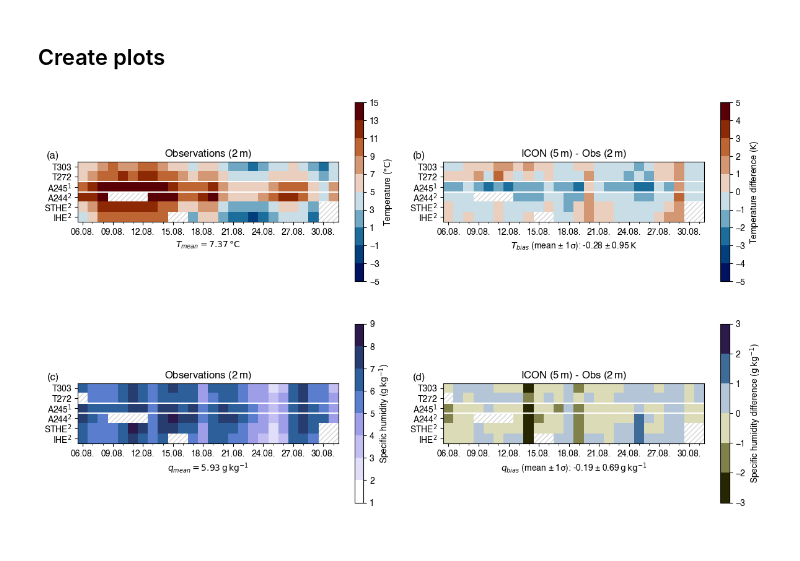
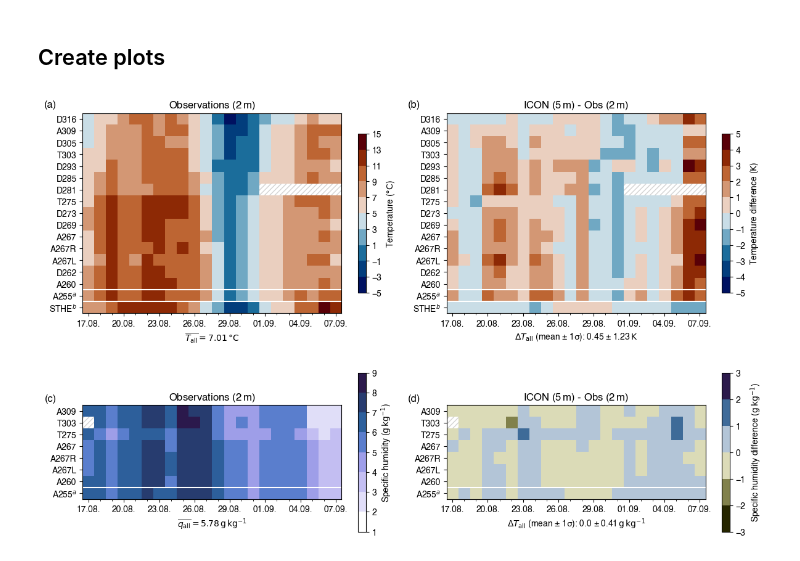
Before and after one commit to ClimLabTools/icon_validation, a Jupyter notebook: notebooks/fig_aws_icon_matrix.ipynb, the cells around one changed output. Cells and saved outputs as stored; diff of their text form; code cells hidden in the pictures.

Commit message:
fine tuning matrix plots

```diff
--- a/notebooks/fig_aws_icon_matrix.ipynb
+++ b/notebooks/fig_aws_icon_matrix.ipynb
@@ -38,8 +38,8 @@ def get_df_from_nc(file, var, loc_sel=None):
 # h='2m'
 h='5m'
 
-# scope ='H2'
-scope ='H3'
+scope ='H2'
+#scope ='H3'
 # %%
 # do scope specific settings
 if scope == 'H2':
@@ -104,9 +104,9 @@ df_i_qv_d = df_i_qv.resample('1d').mean()
 def add_loc_superscript(loc, hlines):
     loc_out = loc.copy()
     for i in np.arange(len(loc)-hlines[0],len(loc)-hlines[1]):
-        loc_out[i] = f'{loc[i]}$^1$'
+        loc_out[i] = f'{loc[i]}'+r'$^a$'
     for i in np.arange(len(loc)-hlines[1],len(loc)):
-        loc_out[i] = f'{loc[i]}$^2$'
+        loc_out[i] = f'{loc[i]}$^b$'
     return loc_out
 
 loc_temp = add_loc_superscript(loc_temp, hlines_temp)
@@ -154,7 +154,7 @@ cmap,bounds,norm = get_cmap_norm(range(-5,16,2), cm.vik)
 ax = axs[0][0]
 plot_matrix(df_temp_d,ax,r'Temperature ($\mathrm{{°C}}$)')
 ax.set_title(r'Observations (2$\,$m)')
-ax.set_xlabel(fr'$T_{{mean}} = {np.nanmean(df_temp.values):.2f}\,\mathrm{{°C}}$')
+ax.set_xlabel(r'$\overline{T_{\mathrm{all}}}'+fr' = {np.nanmean(df_temp.values):.2f}\,\mathrm{{°C}}$')
 
 # TEMP: ICON-Obs
 cmap,bounds,norm = get_cmap_norm(range(-5,6,1), cm.vik)
@@ -163,9 +163,9 @@ df_diff = df_i_temp_d-df_temp_d
 bias_mean = np.nanmean(df_diff.values).round(2)
 bias_std = np.nanstd(df_diff.values).round(2)
 ax = axs[0][1]
-plot_matrix(df_diff,ax,r'Temperature difference ($\mathrm{{K}}$)')
+plot_matrix(df_diff,ax,r'Temperature difference ($\mathrm{K}$)')
 ax.set_title(fr'ICON ({h[0]}$\,$m) - Obs (2$\,$m)')
-ax.set_xlabel(fr'$T_{{bias}}$ (mean ± 1σ): {bias_mean} ± {bias_std}$\,\mathrm{{K}}$')
+ax.set_xlabel(r'$\Delta T_{\mathrm{all}}$ (mean ± 1σ):'+fr' {bias_mean} ± {bias_std}$\,\mathrm{{K}}$')
 
 for ax in axs[0]:
     format_axis(ax, df_diff, loc_temp, hlines_temp)
@@ -177,39 +177,37 @@ nx = len(df_qv_d.index)
 cmap,bounds,norm = get_cmap_norm(range(1,10,1), cm.devon_r)
 
 ax = axs[1][0]
-plot_matrix(df_qv_d,ax,r'Specific humidity ($\mathrm{{g\,kg^{{-1}}}}$)')
+plot_matrix(df_qv_d,ax,r'Specific humidity ($\mathrm{g\,kg^{-1}}$)')
 ax.set_title(r'Observations (2$\,$m)')
-ax.set_xlabel(fr'$q_{{mean}} = {np.nanmean(df_qv.values):.2f}\,\mathrm{{g\,kg^{{-1}}}}$')
+ax.set_xlabel(r'$\overline{q_{\mathrm{all}}}'+fr' = {np.nanmean(df_qv.values):.2f}\,\mathrm{{g\,kg^{{-1}}}}$')
 
 # QV: ICON-Obs
-#cmap,bounds,norm = get_cmap_norm(np.arange(-2,2.5,.5), cm.broc_r)
 cmap,bounds,norm = get_cmap_norm(np.arange(-3,4,1), cm.broc_r)
 
 df_diff = df_i_qv_d-df_qv_d
 bias_mean = np.nanmean(df_diff.values).round(2)
 bias_std = np.nanstd(df_diff.values).round(2)
 ax = axs[1][1]
-plot_matrix(df_diff,ax,r'Specific humidity difference ($\mathrm{{g\,kg^{{-1}}}}$)')
+plot_matrix(df_diff,ax,r'Specific humidity difference ($\mathrm{g\,kg^{-1}}$)')
 ax.set_title(fr'ICON ({h[0]}$\,$m) - Obs (2$\,$m)')
-#ax.set_xlabel(fr'$q_{{bias}} = {bias:.2f}\,\mathrm{{g\,kg^{{-1}}}}$')
-ax.set_xlabel(fr'$q_{{bias}}$ (mean ± 1σ): {bias_mean} ± {bias_std}$\,\mathrm{{g\,kg^{{-1}}}}$')
+ax.set_xlabel(r'$\Delta T_{\mathrm{all}}$ (mean ± 1σ):'+fr' {bias_mean} ± {bias_std}$\,\mathrm{{g\,kg^{{-1}}}}$')
 
 for ax in axs[1]:
     format_axis(ax, df_diff, loc_qv, hlines_qv)
 
 # panel letters
 for ax, letter in zip(axs.flat, string.ascii_lowercase):
     ax.text(
-        -0.07, 1.02, f'({letter})',
+        -0.1, 1.02, f'({letter})',
         transform=ax.transAxes,
         fontsize=12,
         fontweight='bold',
         va='bottom', ha='right'
     )
 
 plt.tight_layout()
 plt.savefig(fig_png_dir + f'HEF_AWS_ICON_matrix_{scope}_{h}.png', dpi=150, bbox_inches = 'tight', pad_inches = 0)
 plt.savefig(fig_pdf_dir + f'HEF_AWS_ICON_matrix_{scope}_{h}.pdf', dpi=300, bbox_inches = 'tight', pad_inches = 0)
 plt.show()
 # %% [output]
-[figure, old version]
+[figure, new version]
```
Also changed, not shown: 4 other files.
